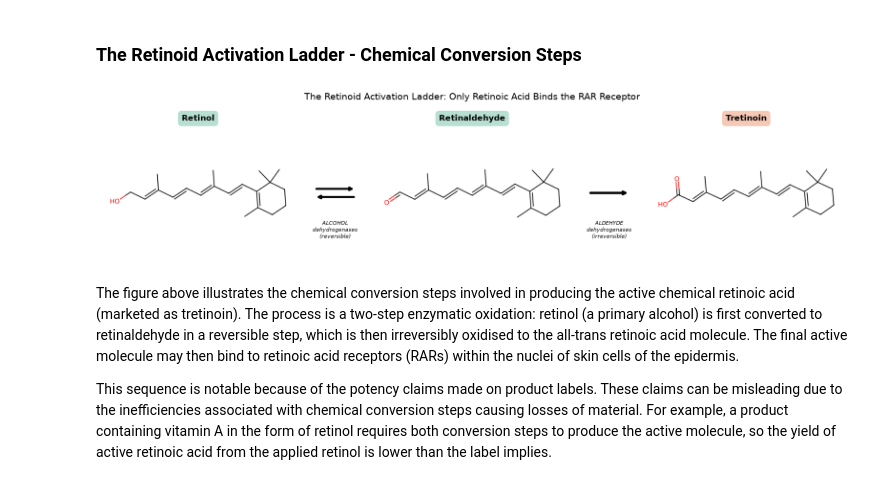
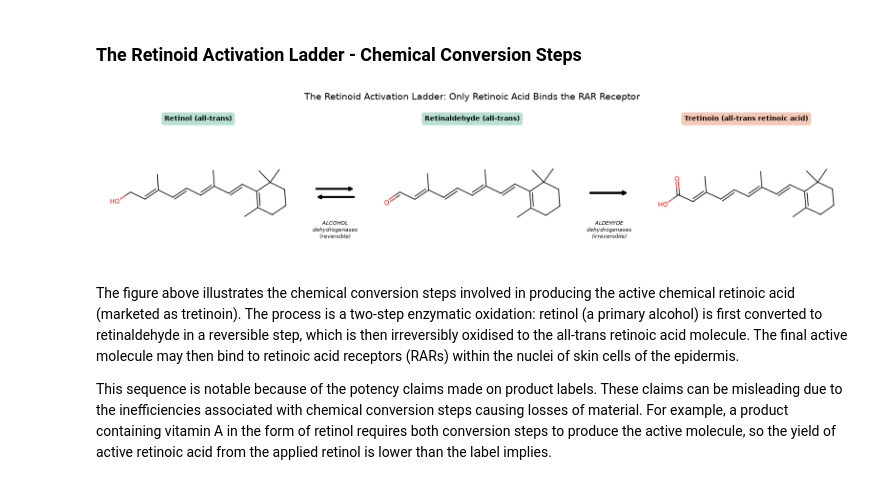
Before and after one commit to luisabbarclay1/Retinoid-analysis, a Jupyter notebook: retinoid_analysis.ipynb, the cells around one changed output. Saved outputs shown, nothing was run; the diff lists cells and outputs as text; code cells hidden in the pictures.

Commit message:
README draft and figure label fixes

```diff
--- a/retinoid_analysis.ipynb
+++ b/retinoid_analysis.ipynb
@@ -53,35 +53,35 @@ fig, axes = plt.subplots(1, 5, figsize=(16, 3.5),
 
 mol_axes = [axes[0], axes[2], axes[4]]
 arrow_axes = [axes[1], axes[3]]
 
 for ax, name, colour in zip(mol_axes, ladder, title_colours):
     img = Draw.MolToImage(mols[name], size=(500, 350))
     ax.imshow(img)
-    ax.set_title(name.split(" (")[0], fontsize=12, fontweight="bold",
+    ax.set_title(name, fontsize=10, fontweight="bold",
                  bbox=dict(boxstyle="round,pad=0.45", facecolor=colour,
                            edgecolor="none"))
     ax.axis("off")
 
 for i, (ax, label) in enumerate(zip(arrow_axes, enzymes)):
     if i == 0:
         ax.annotate("", xy=(0.9, 0.53), xytext=(0.1, 0.53),
                     arrowprops=dict(arrowstyle="-|>", lw=3, color="black"))
         ax.annotate("", xy=(0.1, 0.47), xytext=(0.9, 0.47),
                     arrowprops=dict(arrowstyle="-|>", lw=3, color="black"))
     else:
         ax.annotate("", xy=(0.9, 0.5), xytext=(0.1, 0.5),
                     arrowprops=dict(arrowstyle="-|>", lw=3.5, color="black"))
     ax.text(0.5, 0.30, label, fontsize=8, ha="center", va="top", style="italic")
     ax.set_xlim(0, 1); ax.set_ylim(0, 1)
     ax.axis("off")
 
 fig.suptitle("The Retinoid Activation Ladder: Only Retinoic Acid Binds the RAR Receptor",
              fontsize=14, y=1.05)
 plt.tight_layout()
 plt.savefig("conversion_ladder.png", dpi=150, bbox_inches="tight")
 plt.show()
 # %% [output]
-[figure, old version]
+[figure, new version]
 # %% [markdown]
 The figure above illustrates the chemical conversion steps involved in producing the active chemical retinoic acid (marketed as tretinoin). The process is a two-step enzymatic oxidation: retinol (a primary alcohol) is first converted to retinaldehyde in a reversible step, which is then irreversibly oxidised to the all-trans retinoic acid molecule. The final active molecule may then bind to retinoic acid receptors (RARs) within the nuclei of skin cells of the epidermis.
 
```
Also changed, not shown: parts of 3 cells of this notebook, 2 other files.
